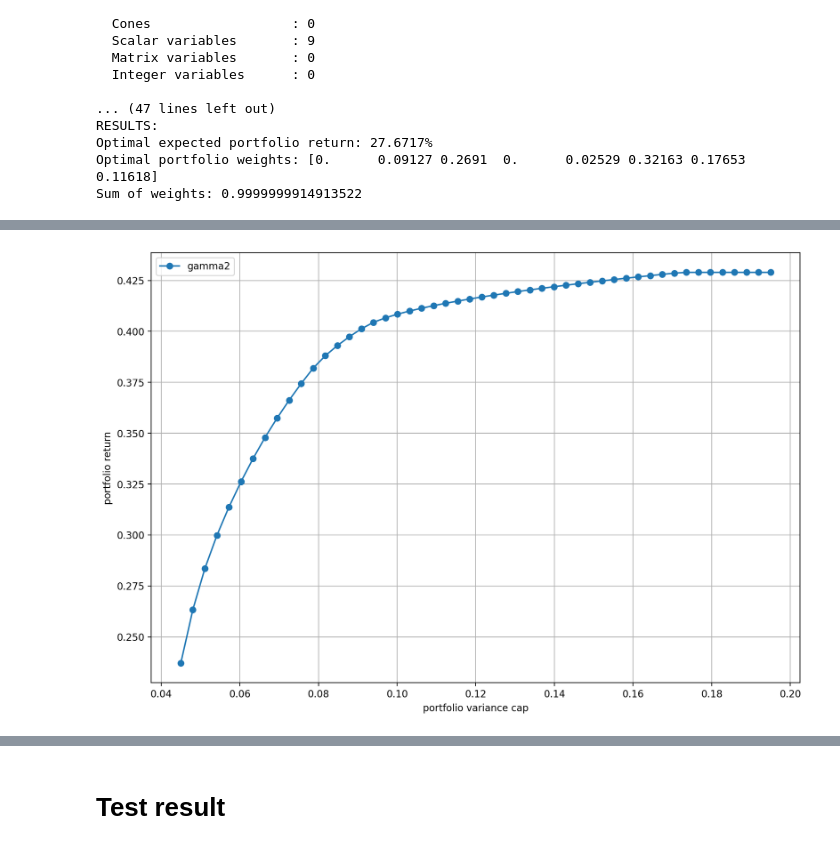
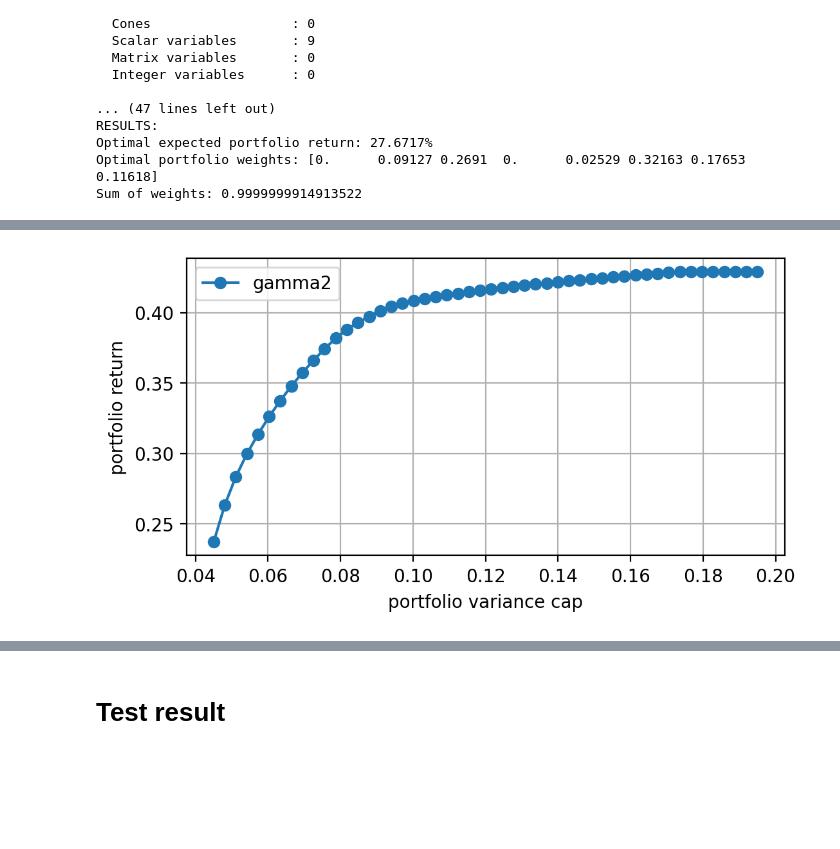
Before and after one commit to upadhyayvivek/MosekPortOpt, a Jupyter notebook: python/notebooks-colab/ch2_mean-variance_optimization.ipynb, the cells around one changed output, grey strips where cells are left out. Drawn from its saved outputs; the diff is of its cells as text; code cells hidden in the pictures; blank space fills up the shorter version.

```diff
--- a/python/notebooks-colab/ch2_mean-variance_optimization.ipynb
+++ b/python/notebooks-colab/ch2_mean-variance_optimization.ipynb
@@ -267,7 +267,7 @@ df_result.head()
 | 4 | 0.057245 | 0.313727 | 0.313727 | 1.0 | 0.0 | 3.489033e-08 | 0.049999 | 0.203604 | 6.036314e-08 | 5.481068e-02 | 0.433297 | ... |
 # %%
 ax = df_result.plot(x="gamma2", y="return", style="-o",
-                    xlabel="portfolio variance cap", ylabel="portfolio return", grid=True)
+                    xlabel="portfolio variance cap", ylabel="portfolio return", grid=True,figsize=(6,3))
 ax.legend(["gamma2"]);
 # %% [output]
-[figure, old version]
+[figure, new version]
```
Also changed, not shown: parts of 2 cells of this notebook.
